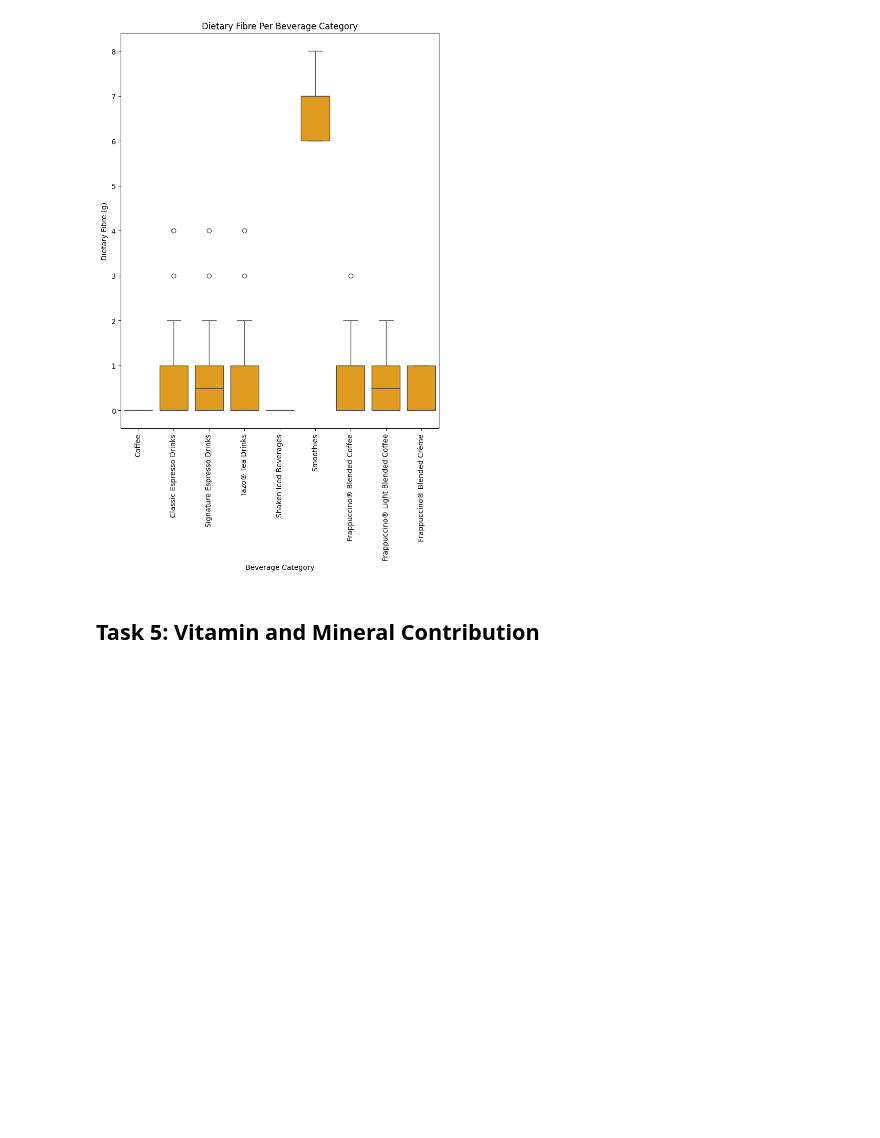
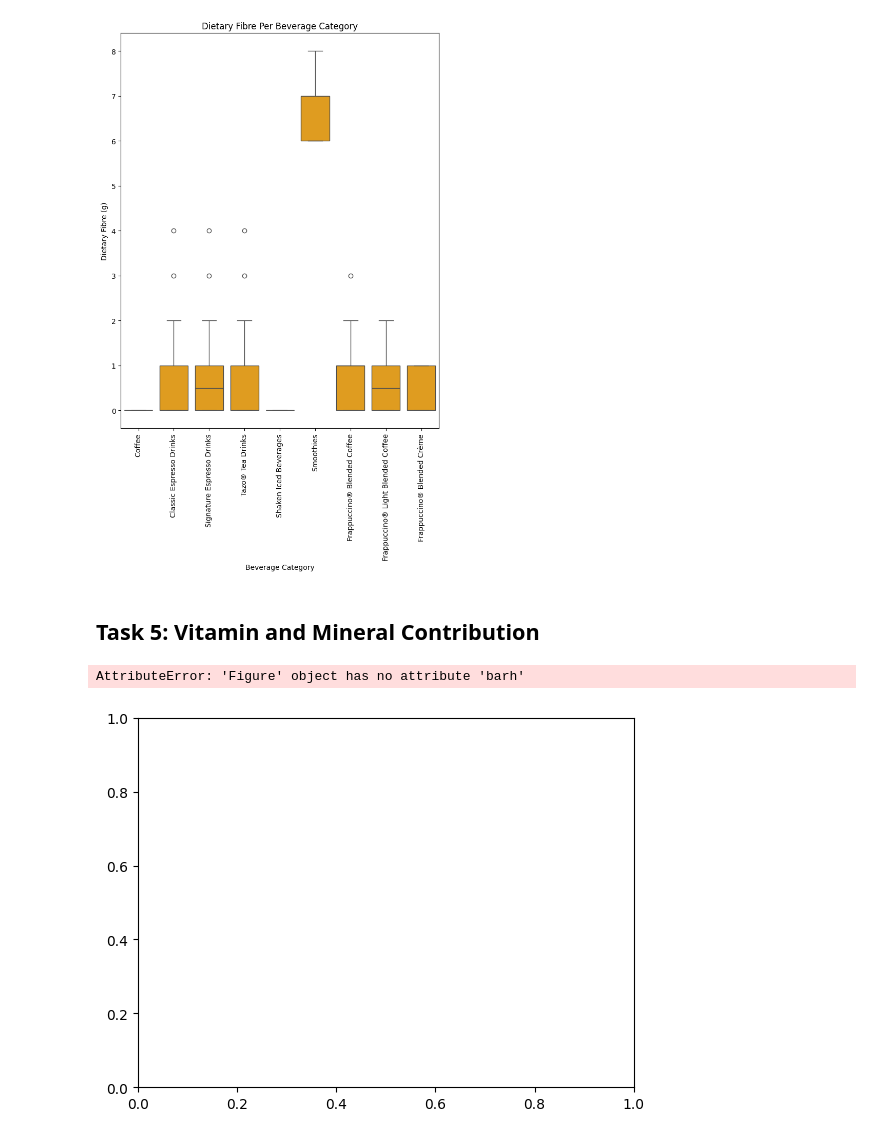
Before and after one commit to Tait-Sherfinski/AP-Computer-Science-Principles, a Jupyter notebook: Notebooks/prog6280b.ipynb, the cells around one changed output. Saved outputs shown, nothing was run; the diff lists cells and outputs as text; code cells hidden in the pictures; blank space fills up the shorter version.

```diff
--- a/Notebooks/prog6280b.ipynb
+++ b/Notebooks/prog6280b.ipynb
@@ -130,3 +130,18 @@ plt.show()
 [figure]
 # %% [markdown]
 ## Task 5: Vitamin and Mineral Contribution
+# %%
+df = pd.read_csv('../data/starbucks.csv')
+ax, fig = plt.subplots()
+ax.barh(df['Beverage_prep'], df['Vitamin A (% DV)'], label='Vitamin A')
+ax.barh(df['Beverage_prep'], df['Vitamin C (% DV)'], label='Vitamin C')
+ax.barh(df['Beverage_prep'], df['Calcium (% DV)'], label='Calcium')
+ax.barh(df['Beverage_prep'], df['Iron (% DV)'], label='Iron')
+
+ax.set_xlabel('Beverage Preparation')
+ax.set_title('Average Vitamin and Mineral Contribution by Beverage Preparation')
+ax.legend()
+plt.show()
+# %% [output]
+AttributeError: 'Figure' object has no attribute 'barh'
+[figure, added]
```
Also changed, not shown: parts of 2 cells of this notebook, 1 other file.
